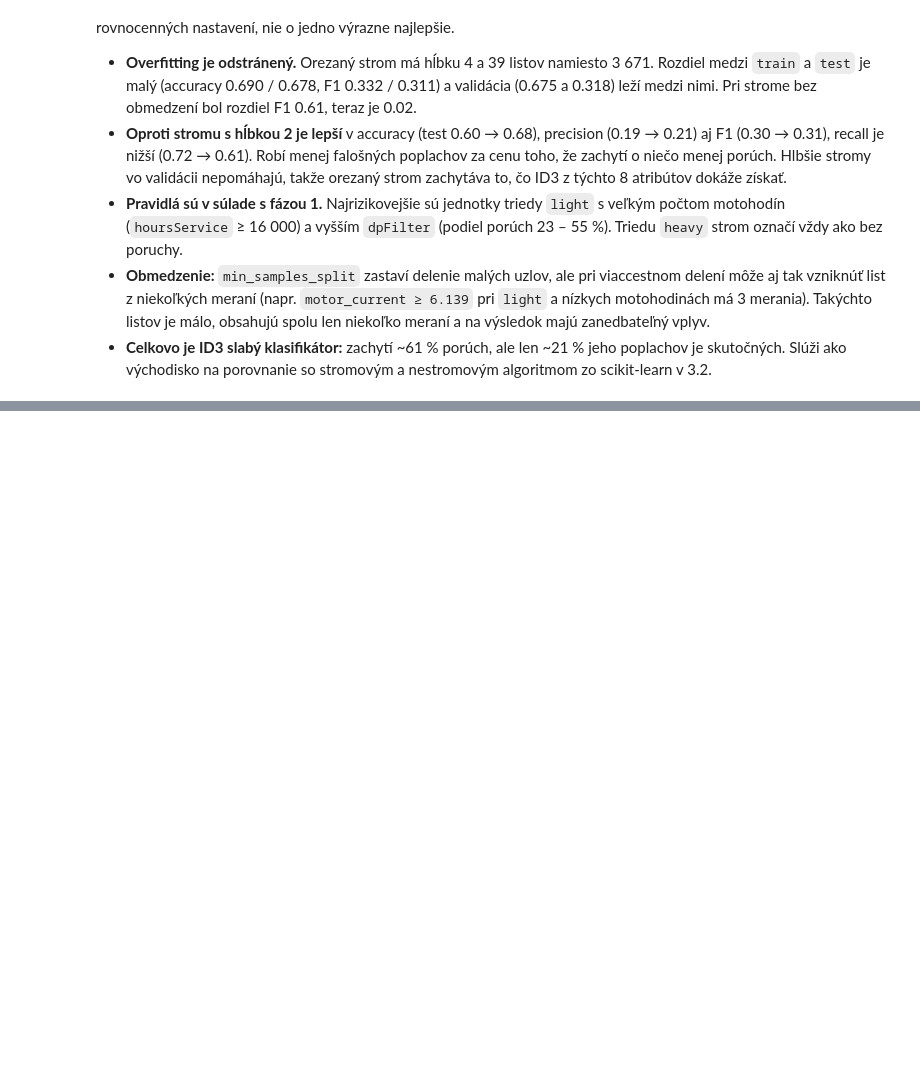
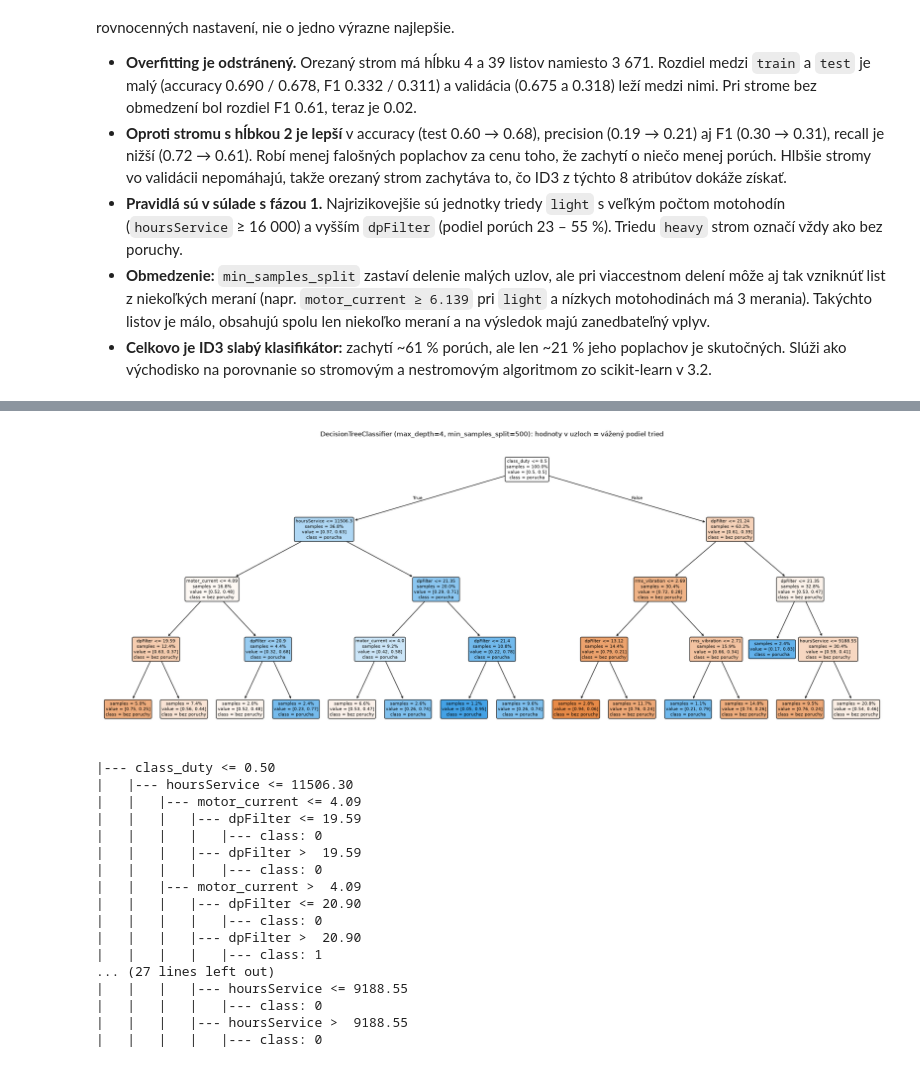
Before and after one commit to deno555/iau_projekt, a Jupyter notebook: IAU_projekt.ipynb, the cells around one changed output, grey strips where cells are left out. Drawn from its saved outputs; the diff is of its cells as text; code cells hidden in the pictures; blank space fills up the shorter version.

```diff
--- a/IAU_projekt.ipynb
+++ b/IAU_projekt.ipynb
@@ -2305,0 +2386,28 @@ class_duty = light  [n = 4330, podiel porúch = 0.18]
+# %%
+dt = strom[-1]
+fig, ax = plt.subplots(figsize=(26, 10))
+plot_tree(dt, feature_names=list(dt.feature_names_in_), class_names=["bez poruchy", "porucha"],
+          filled=True, rounded=True, impurity=False, proportion=True, precision=2, fontsize=8, ax=ax)
+ax.set_title("DecisionTreeClassifier (max_depth=4, min_samples_split=500): hodnoty v uzloch = vážený podiel tried")
+plt.show()
+
+print(export_text(dt, feature_names=list(dt.feature_names_in_), decimals=2, show_weights=False))
+# %% [output]
+[figure, added]
+|--- class_duty <= 0.50
+|   |--- hoursService <= 11506.30
+|   |   |--- motor_current <= 4.09
+|   |   |   |--- dpFilter <= 19.59
+|   |   |   |   |--- class: 0
+|   |   |   |--- dpFilter >  19.59
+|   |   |   |   |--- class: 0
+|   |   |--- motor_current >  4.09
+|   |   |   |--- dpFilter <= 20.90
+|   |   |   |   |--- class: 0
+|   |   |   |--- dpFilter >  20.90
+|   |   |   |   |--- class: 1
+... (27 lines left out)
+|   |   |   |--- hoursService <= 9188.55
+|   |   |   |   |--- class: 0
+|   |   |   |--- hoursService >  9188.55
+|   |   |   |   |--- class: 0
```
Also changed, not shown: parts of 19 cells of this notebook.
